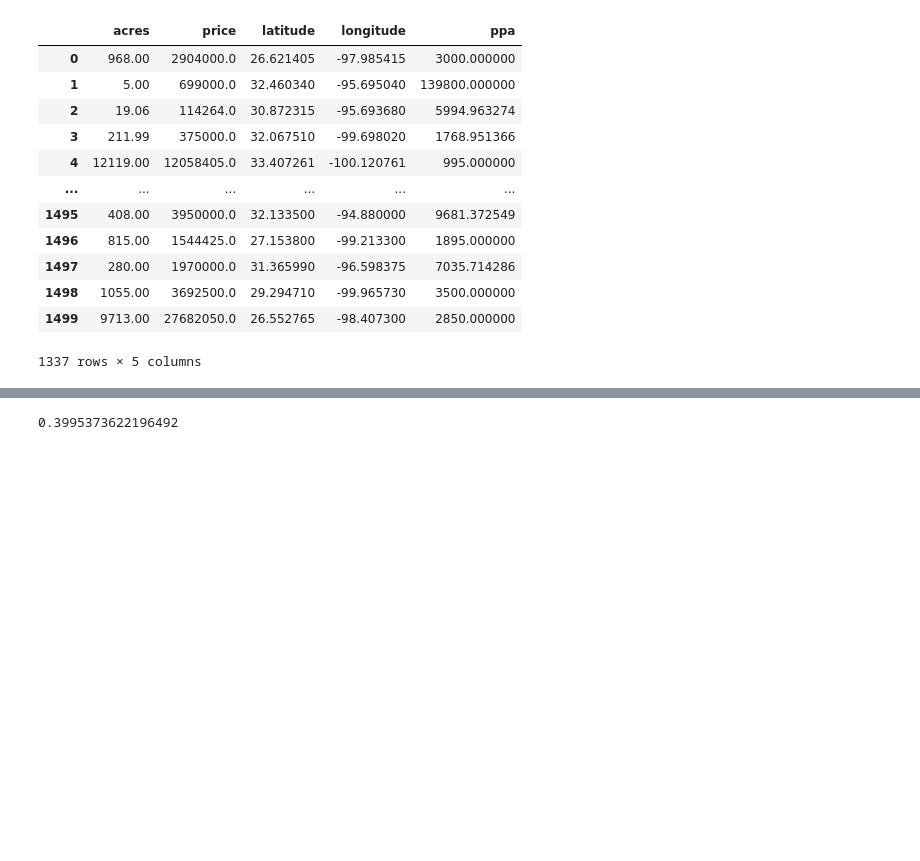
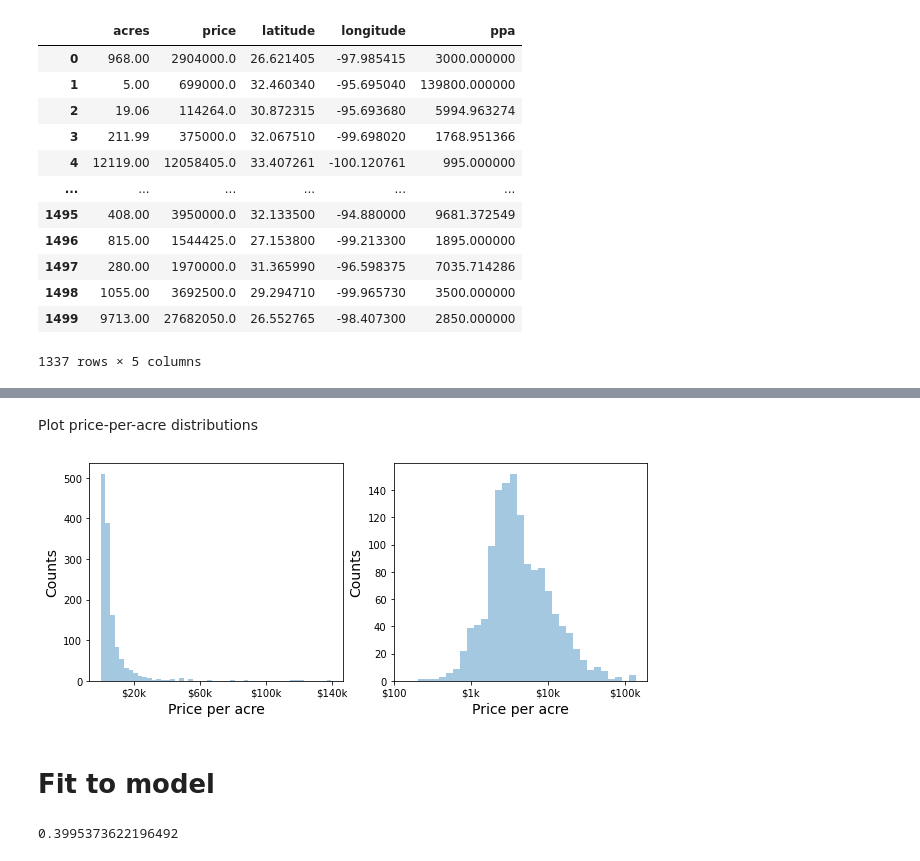
Before and after one commit to akuczala/windsite, a Jupyter notebook: notebooks/land-values-TX.ipynb, the cells around one changed output, grey strips where cells are left out. Saved outputs shown, nothing was run; the diff lists cells and outputs as text; code cells hidden in the pictures; blank space fills up the shorter version.

```diff
--- a/notebooks/land-values-TX.ipynb
+++ b/notebooks/land-values-TX.ipynb
@@ -116,3 +68,26 @@ import models
+# %% [markdown]
+Plot price-per-acre distributions
+# %%
+fig, axes = plt.subplots(1,2,figsize=(10,4))
+sns.distplot(parsed_df['ppa'],ax=axes[0],kde=False)
+sns.distplot(np.log10(parsed_df['ppa']),ax=axes[1],kde=False)
+
+ticks = (np.linspace(2,14,4)*1e4)
+axes[0].set_xticks(ticks)
+axes[0].set_xticklabels(['${0:1d}k'.format(int(v//1e3)) for v in ticks])
+
+ticks = np.arange(2,6)
+axes[1].set_xticks(ticks)
+axes[1].set_xticklabels('$100,$1k,$10k,$100k'.split(','))
+for ax in axes:
+    ax.set_xlabel('Price per acre',fontsize=14)
+    ax.set_ylabel('Counts',fontsize=14)
+#plt.savefig('../../figs/ppa-dist.png',dpi=300)
+plt.show()
+# %% [output]
+[figure, added]
+# %% [markdown]
+# Fit to model
 # %%
 X = parsed_df[['latitude','longitude']]
 y = np.log10(parsed_df['ppa']).to_numpy()
```
Also changed, not shown: parts of 18 cells of this notebook, 8 other files.
